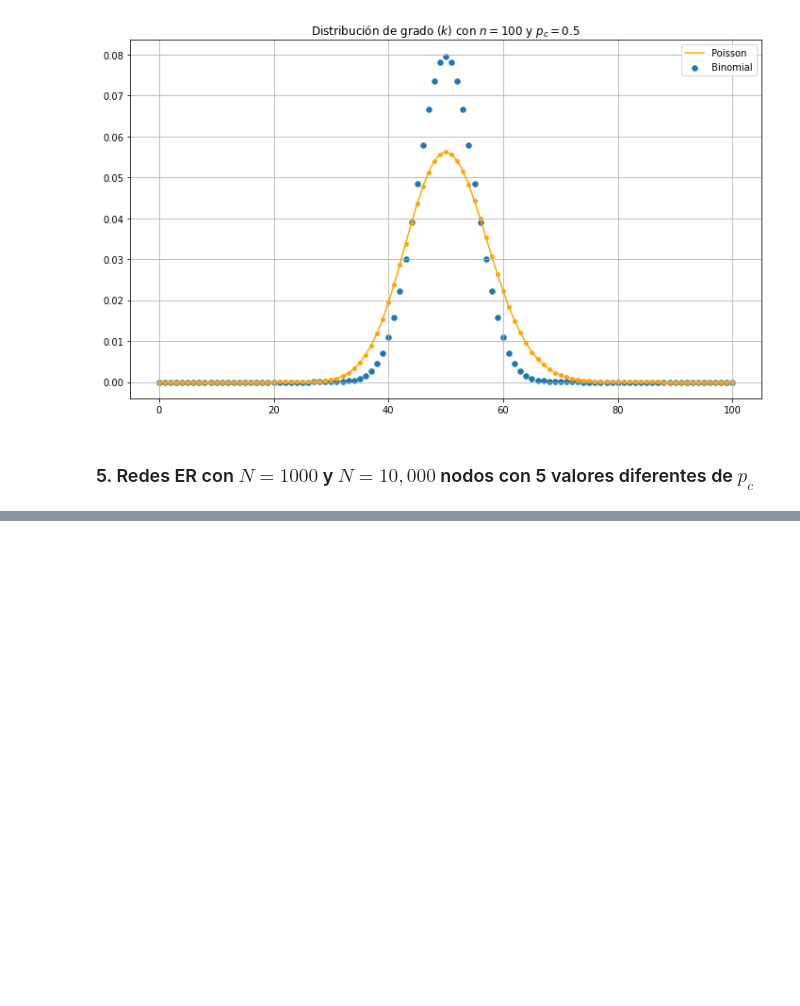
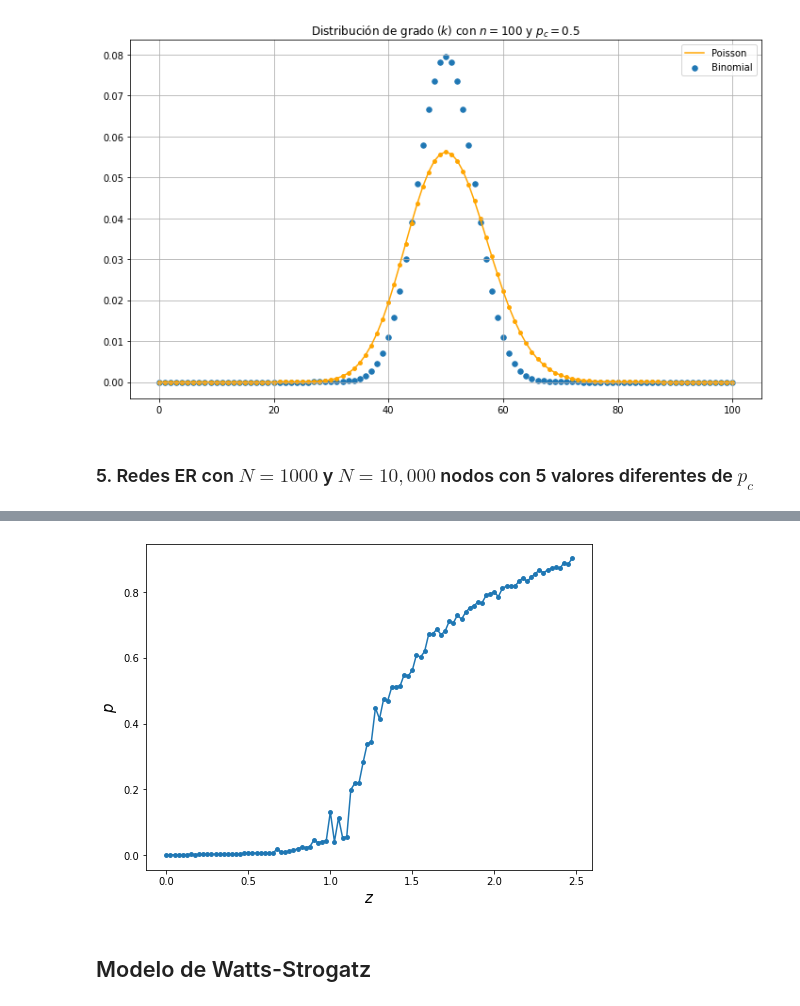
Before and after one commit to joshbrx/VoterModel_Network, a Jupyter notebook: Tipos y modelos de redes.ipynb, the cells around one changed output, grey strips where cells are left out. Cells and saved outputs as stored; diff of their text form; code cells hidden in the pictures; blank space fills up the shorter version.

```diff
--- a/Tipos y modelos de redes.ipynb
+++ b/Tipos y modelos de redes.ipynb
@@ -294,0 +305,29 @@ visualizate_ER(G7_b, n[1], p2, title=None, **options5)
+# %%
+N = 3000
+z = np.arange(0,2.5,0.025)
+
+pc = (lambda x: x/(N-1))(z)
+p1, p2 = [], []
+
+for j in range(len(z)):
+    G8_a = nx.fast_gnp_random_graph(N, pc[j])
+    G8_b = nx.fast_gnp_random_graph(N, pc[j])
+    largest_cc1 = max([len(c) for c in sorted(nx.connected_components(G8_a), key=len, reverse=True)])
+    largest_cc2 = max([len(c) for c in sorted(nx.connected_components(G8_b), key=len, reverse=True)])
+    p1.append(largest_cc1/N)
+    p2.append(largest_cc2/N)
+
+p1 = np.array(p1)
+p2 = np.array(p2)
+
+p = (p1+p2)/2
+# %%
+plt.figure(figsize=(8,6))
+plt.scatter(z, p, s=15, label="a")
+plt.plot(z, p)
+plt.xlabel("$z$", fontsize=15); plt.ylabel("$p$", fontsize=15)
+plt.show()
+# %% [output]
+[figure, added]
+# %% [markdown]
+## Modelo de Watts-Strogatz
```
Also changed, not shown: parts of 21 cells of this notebook.
